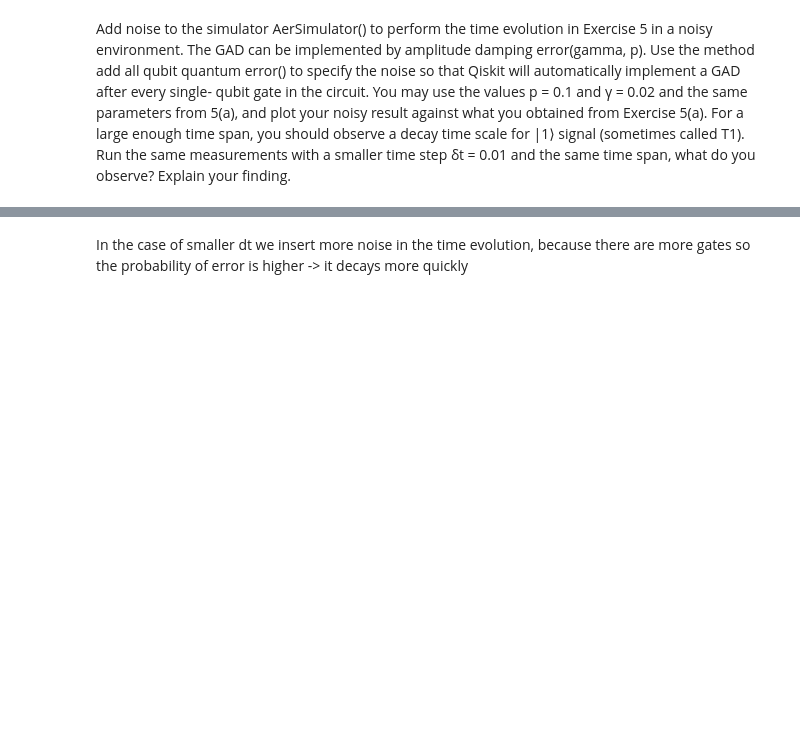
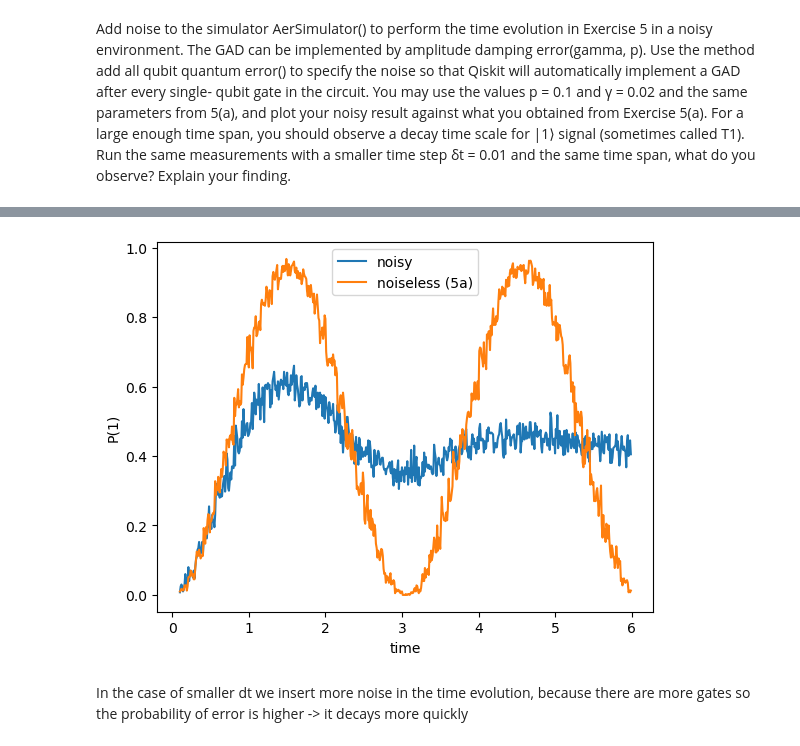
Before and after one commit to gconcheri/FoPra34, a Jupyter notebook: day1_ex5-6-7.ipynb, the cells around one changed output, grey strips where cells are left out. Cells and saved outputs as stored; diff of their text form; code cells hidden in the pictures; blank space fills up the shorter version.

```diff
--- a/day1_ex5-6-7.ipynb
+++ b/day1_ex5-6-7.ipynb
@@ -186,3 +199,13 @@ plt.title('Population of state 1 versus time in noisy circuit')
+# %%
+t = np.arange(0.1,6,0.01)
+plt.plot(t,P6[:len(t)], label = 'noisy')
+plt.plot(t,P5a[:len(t)], label = 'noiseless (5a)')
+plt.xlabel('time')
+plt.ylabel('P(1)')
+plt.legend()
+plt.savefig("ex6a.png")
+# %% [output]
+[figure, added]
 # %% [markdown]
 In the case of smaller dt we insert more noise in the time evolution, because there are more gates so the probability of error is higher -> it decays more quickly
 # %% [markdown]
```
Also changed, not shown: parts of 9 cells of this notebook, 17 other files.
